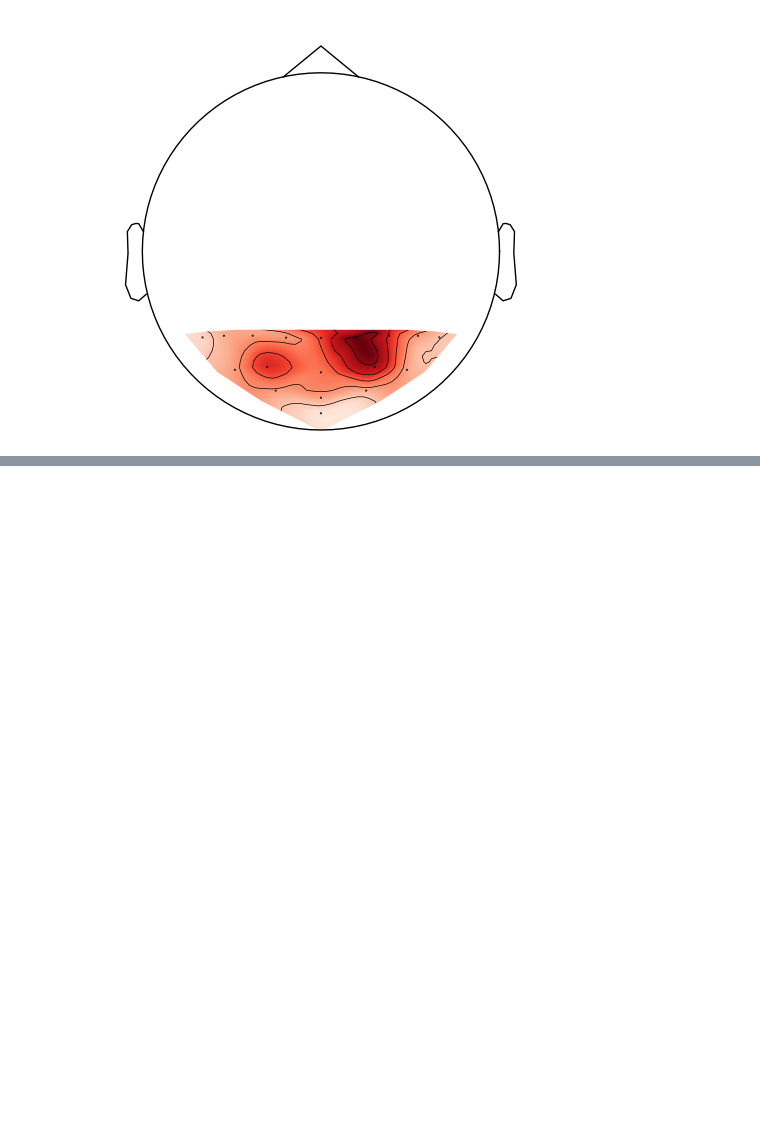
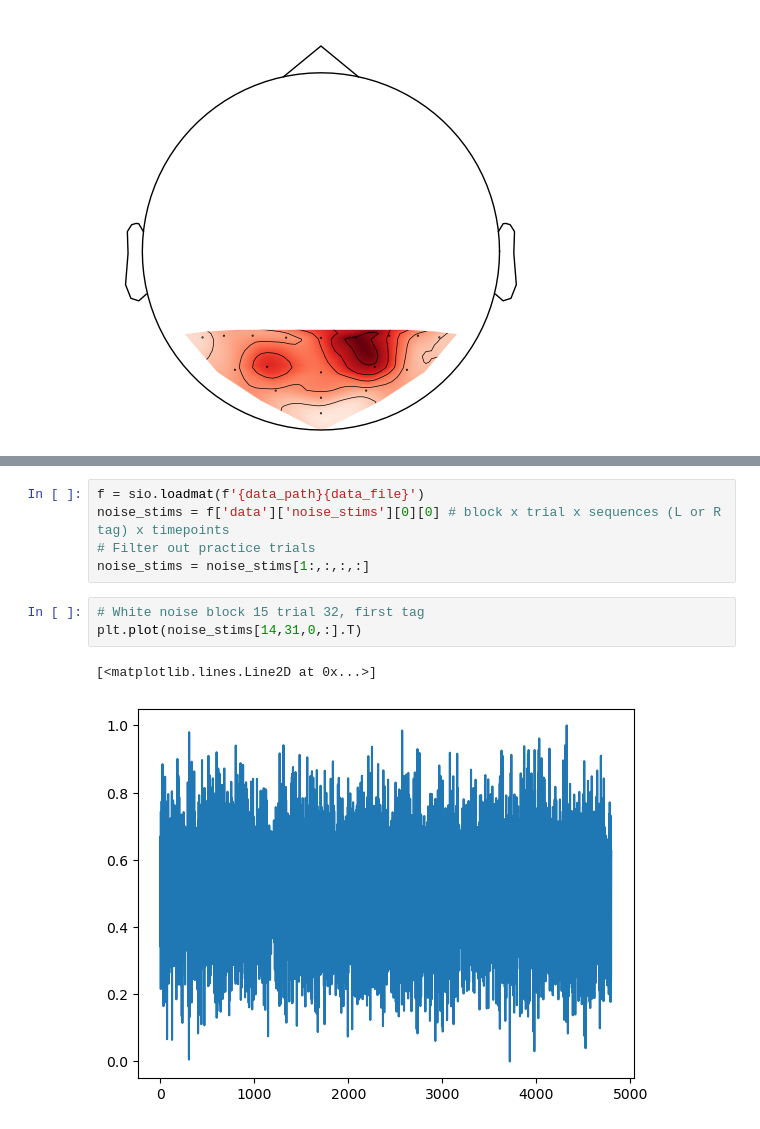
Before and after one commit to LpZamora/RIFT_thesis_expe1, a Jupyter notebook: 3_analysis_template.ipynb, the cells around one changed output, grey strips where cells are left out. Saved outputs shown, nothing was run; the diff lists cells and outputs as text; blank space fills up the shorter version.

```diff
--- a/3_analysis_template.ipynb
+++ b/3_analysis_template.ipynb
@@ -197,0 +232,11 @@ fig.show()
+# %%
+f = sio.loadmat(f'{data_path}{data_file}')
+noise_stims = f['data']['noise_stims'][0][0] # block x trial x sequences (L or R tag) x timepoints
+# Filter out practice trials
+noise_stims = noise_stims[1:,:,:,:]
+# %%
+# White noise block 15 trial 32, first tag
+plt.plot(noise_stims[14,31,0,:].T)
+# %% [output]
+[<matplotlib.lines.Line2D at 0x...>]
+[figure, added]
```
Also changed, not shown: parts of 7 cells of this notebook.
